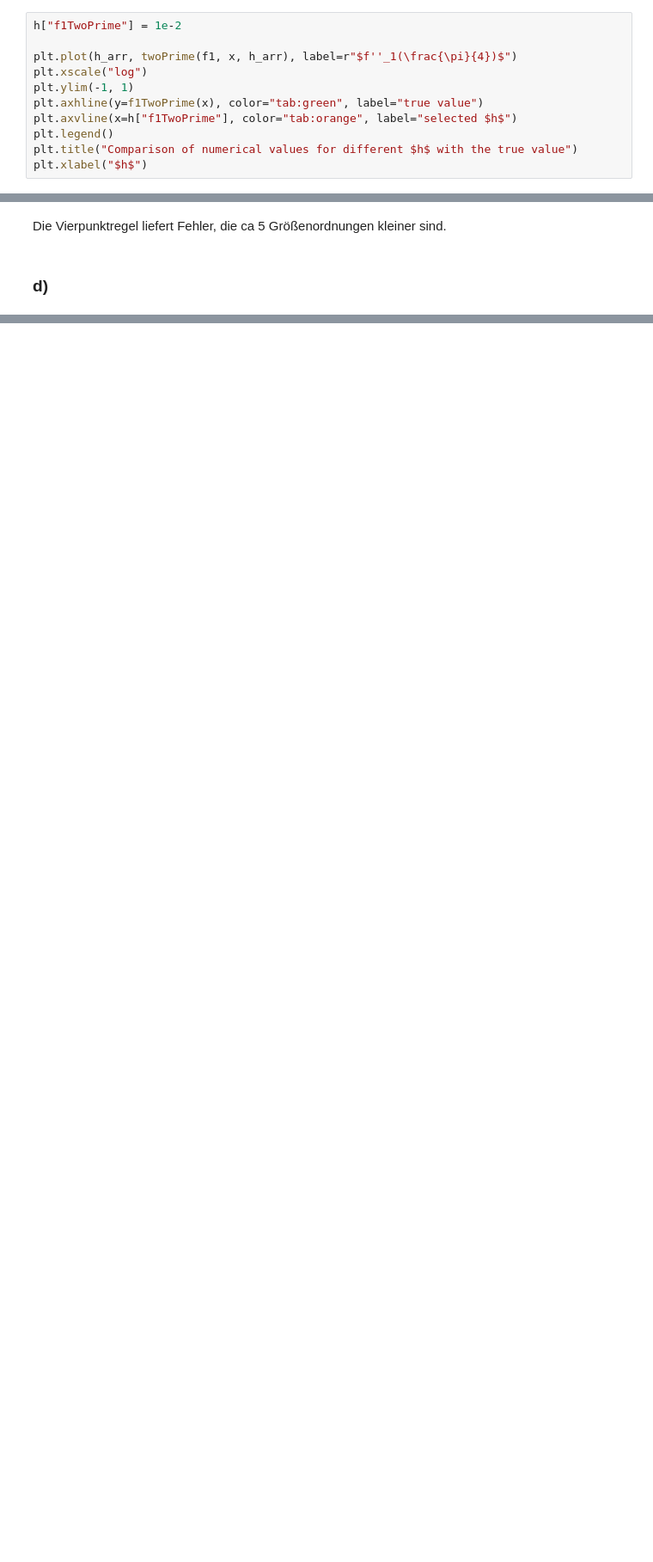
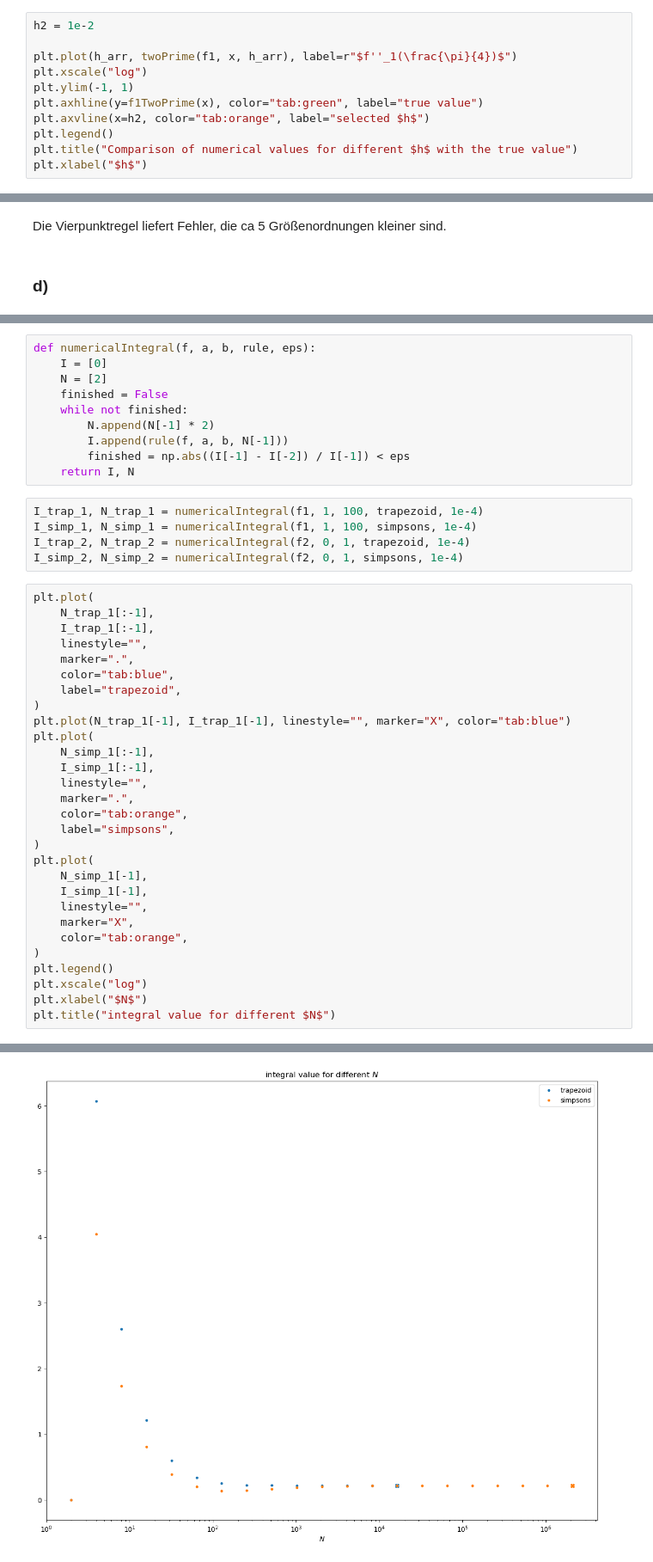
Before and after one commit to asliddinkhudoyberdiev/compPhys, a Jupyter notebook: Blatt02.ipynb, the cells around one changed output, grey strips where cells are left out. Shown: that part at 86% size. Cells and saved outputs as stored; diff of their text form; blank space fills up the shorter version.

```diff
--- a/Blatt02.ipynb
+++ b/Blatt02.ipynb
@@ -83,13 +81,13 @@ def twoPrime(f, x, h):
 def f1TwoPrime(x):
     return -np.sin(x)
 # %%
-h["f1TwoPrime"] = 1e-2
+h2 = 1e-2
 
 plt.plot(h_arr, twoPrime(f1, x, h_arr), label=r"$f''_1(\frac{\pi}{4})$")
 plt.xscale("log")
 plt.ylim(-1, 1)
 plt.axhline(y=f1TwoPrime(x), color="tab:green", label="true value")
-plt.axvline(x=h["f1TwoPrime"], color="tab:orange", label="selected $h$")
+plt.axvline(x=h2, color="tab:orange", label="selected $h$")
 plt.legend()
 plt.title("Comparison of numerical values for different $h$ with the true value")
 plt.xlabel("$h$")
@@ -131,0 +184,45 @@ Die Vierpunktregel liefert Fehler, die ca 5 Größenordnungen kleiner sind.
+# %%
+def numericalIntegral(f, a, b, rule, eps):
+    I = [0]
+    N = [2]
+    finished = False
+    while not finished:
+        N.append(N[-1] * 2)
+        I.append(rule(f, a, b, N[-1]))
+        finished = np.abs((I[-1] - I[-2]) / I[-1]) < eps
+    return I, N
+# %%
+I_trap_1, N_trap_1 = numericalIntegral(f1, 1, 100, trapezoid, 1e-4)
+I_simp_1, N_simp_1 = numericalIntegral(f1, 1, 100, simpsons, 1e-4)
+I_trap_2, N_trap_2 = numericalIntegral(f2, 0, 1, trapezoid, 1e-4)
+I_simp_2, N_simp_2 = numericalIntegral(f2, 0, 1, simpsons, 1e-4)
+# %%
+plt.plot(
+    N_trap_1[:-1],
+    I_trap_1[:-1],
+    linestyle="",
+    marker=".",
+    color="tab:blue",
+    label="trapezoid",
+)
+plt.plot(N_trap_1[-1], I_trap_1[-1], linestyle="", marker="X", color="tab:blue")
+plt.plot(
+    N_simp_1[:-1],
+    I_simp_1[:-1],
+    linestyle="",
+    marker=".",
+    color="tab:orange",
+    label="simpsons",
+)
+plt.plot(
+    N_simp_1[-1],
+    I_simp_1[-1],
+    linestyle="",
+    marker="X",
+    color="tab:orange",
+)
+plt.legend()
+plt.xscale("log")
+plt.xlabel("$N$")
+plt.title("integral value for different $N$")
+# %% [output]
@@ -131,0 +230 @@ Die Vierpunktregel liefert Fehler, die ca 5 Größenordnungen kleiner sind.
+[figure, added]
```
Also changed, not shown: parts of 13 cells of this notebook.
